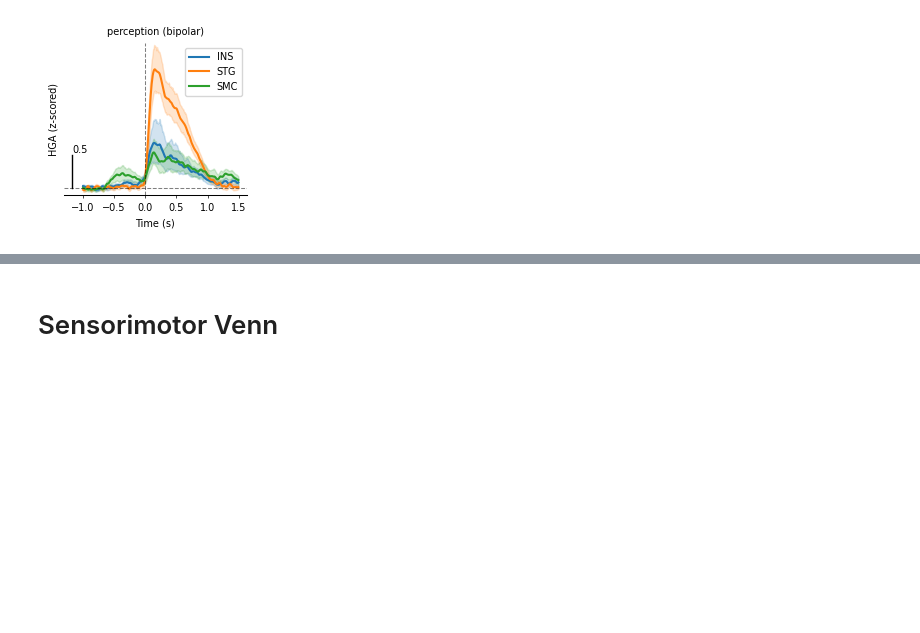
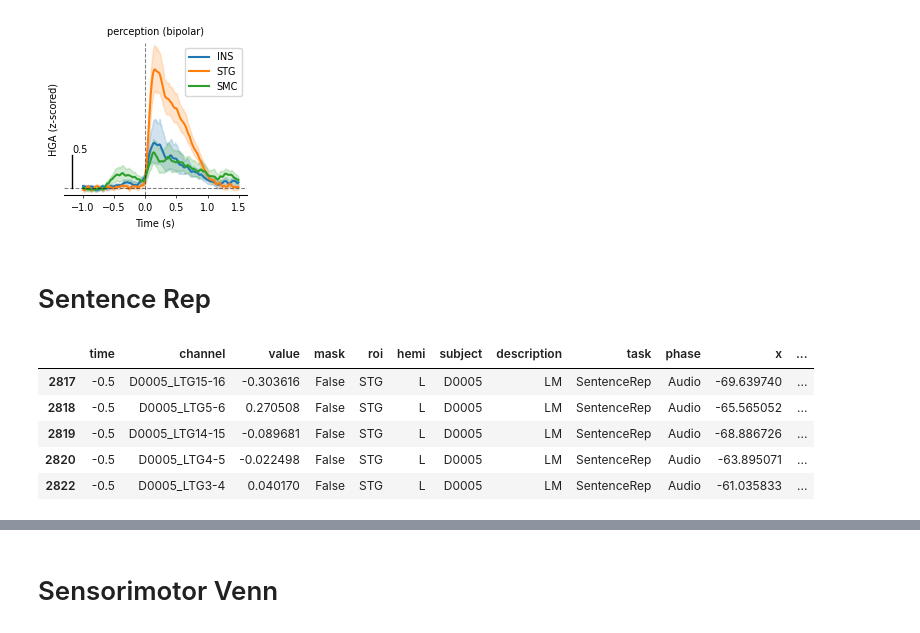
Before and after one commit to shinanlin/insula, a Jupyter notebook: viz/HGAs.ipynb, the cells around one changed output, grey strips where cells are left out. Cells and saved outputs as stored; diff of their text form; code cells hidden in the pictures; blank space fills up the shorter version.

```diff
--- a/viz/HGAs.ipynb
+++ b/viz/HGAs.ipynb
@@ -362,3 +368,35 @@ for ax in fig.axes:
 fig.savefig(f'../img/HGAs/time_HGA_{description}.svg', dpi=300, bbox_inches='tight')
 # %% [output]
 [figure]
+# %% [markdown]
+# Sentence Rep
+# %%
+ref = 'bipolar'
+task = 'SentenceRep'
+
+hga_path = BIDSPath(
+    root=f'../results/{task}({ref})',
+    datatype='HGA',
+    suffix='time',
+    check=False,
+)
+
+HGAs = []
+for path in tqdm(hga_path.match()):
+    df = pd.read_csv(path)
+    HGAs.append(df)
+
+HGAs = pd.concat(HGAs, ignore_index=True)
+HGAs = HGAs[HGAs['roi'].isin([
+    'STG','INS','SMC'
+])]
+
+HGAs = HGAs[HGAs.description == 'LM']
+HGAs.head()
+# %% [output]
+|  | time | channel | value | mask | roi | hemi | subject | description | task | phase | x | ... |
+| 2817 | -0.5 | D0005_LTG15-16 | -0.303616 | False | STG | L | D0005 | LM | SentenceRep | Audio | -69.639740 | ... |
+| 2818 | -0.5 | D0005_LTG5-6 | 0.270508 | False | STG | L | D0005 | LM | SentenceRep | Audio | -65.565052 | ... |
+| 2819 | -0.5 | D0005_LTG14-15 | -0.089681 | False | STG | L | D0005 | LM | SentenceRep | Audio | -68.886726 | ... |
+| 2820 | -0.5 | D0005_LTG4-5 | -0.022498 | False | STG | L | D0005 | LM | SentenceRep | Audio | -63.895071 | ... |
+| 2822 | -0.5 | D0005_LTG3-4 | 0.040170 | False | STG | L | D0005 | LM | SentenceRep | Audio | -61.035833 | ... |
```
Also changed, not shown: parts of 14 cells of this notebook, 21 other files.
